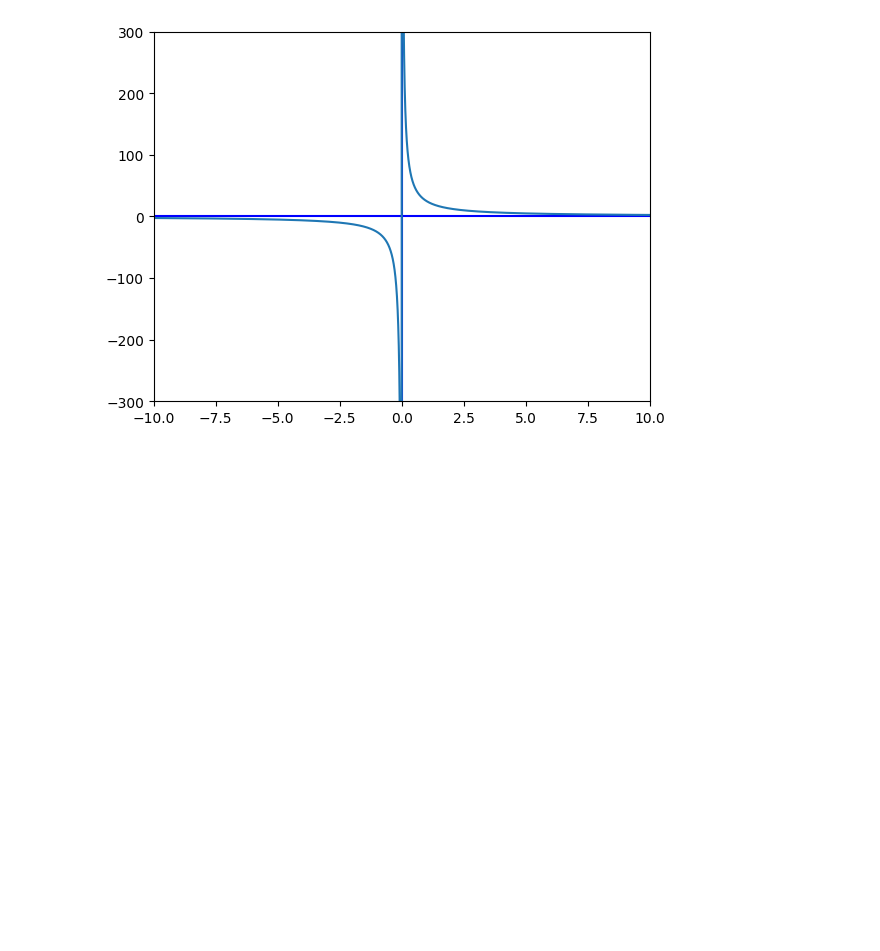
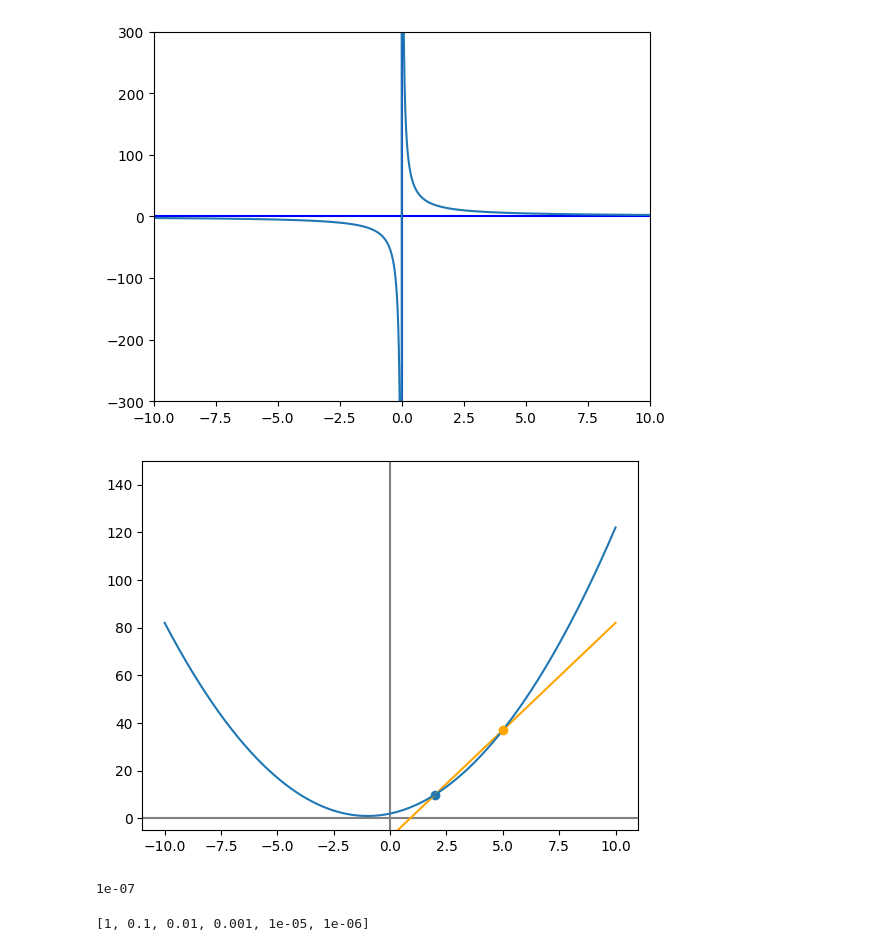
Before and after one commit to RyanG107/CSM, a Jupyter notebook: CSMLAB4.ipynb, the cells around one changed output. Saved outputs shown, nothing was run; the diff lists cells and outputs as text; code cells hidden in the pictures; blank space fills up the shorter version.

```diff
--- a/CSMLAB4.ipynb
+++ b/CSMLAB4.ipynb
@@ -64,3 +64,28 @@ plt.ylim(-300,300)
 _=ax.plot(x,y)
 # %% [output]
 [figure]
+# %%
+def f(newx):
+  newy=newx**2+2*newx+2
+  return newy
+y=f(x)
+
+m=9
+b=37-m*5
+liney=m*x+b
+# %%
+fig,ax=plt.subplots()
+plt.axvline(x=0,color='grey')
+plt.axhline(y=0,color='grey')
+plt.scatter(2,10)
+plt.scatter(5,37,c='orange',zorder=3)
+plt.ylim(-5,150)#new
+plt.plot(x,liney,c='orange')
+_=ax.plot(x,y)
+# %% [output]
+[figure, added]
+# %%
+delx=0.0000001
+delx
+# %% [output]
+1e-07
@@ -66,0 +100,4 @@ _=ax.plot(x,y)
+# %%
+deltas
+# %% [output]
+[1, 0.1, 0.01, 0.001, 1e-05, 1e-06]
```
Also changed, not shown: parts of 4 cells of this notebook.
